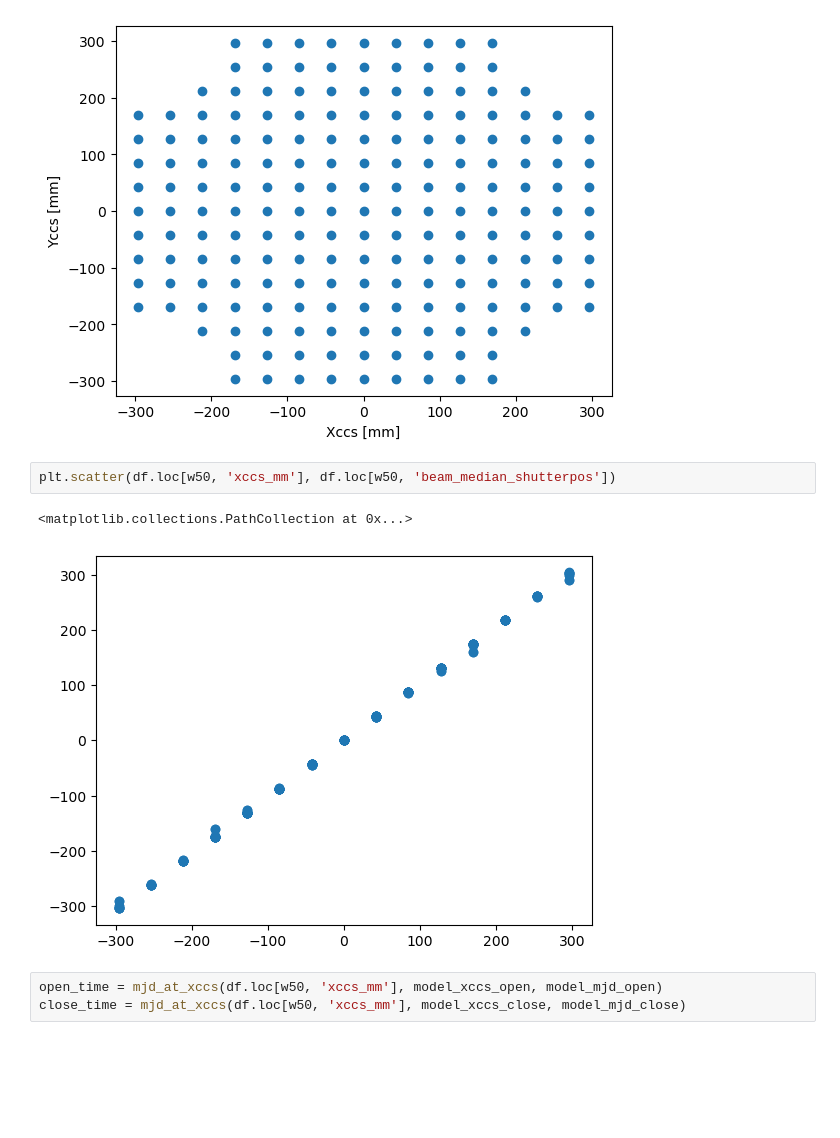
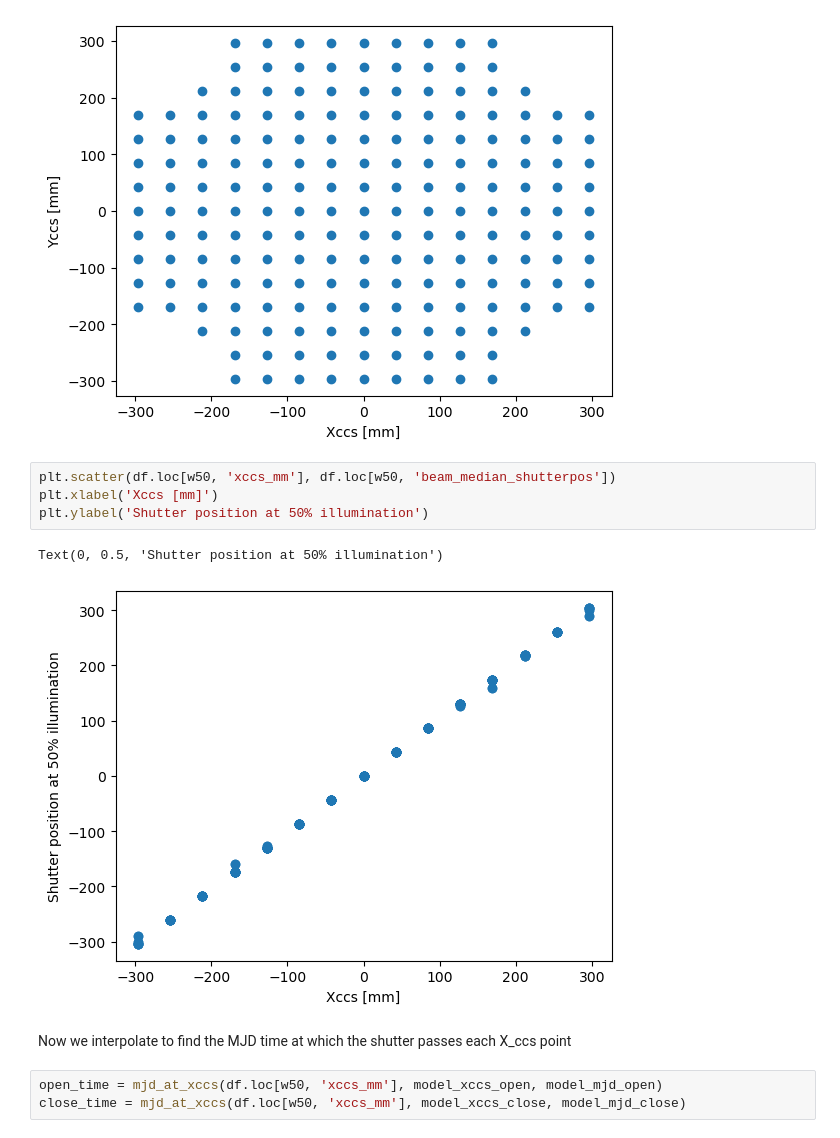
Before and after one commit to lsst-dm/ap_pipe-notebooks, a Jupyter notebook: notebooks/DM-50985_Understand_shutter_motion.ipynb, the cells around one changed output. Saved outputs shown, nothing was run; the diff lists cells and outputs as text; blank space fills up the shorter version.

Commit message:
add explantory text

```diff
--- a/notebooks/DM-50985_Understand_shutter_motion.ipynb
+++ b/notebooks/DM-50985_Understand_shutter_motion.ipynb
@@ -202,9 +208,13 @@ Text(0, 0.5, 'Yccs [mm]')
 [figure]
 # %%
 plt.scatter(df.loc[w50, 'xccs_mm'], df.loc[w50, 'beam_median_shutterpos'])
+plt.xlabel('Xccs [mm]')
+plt.ylabel('Shutter position at 50% illumination')
 # %% [output]
-<matplotlib.collections.PathCollection at 0x...>
+Text(0, 0.5, 'Shutter position at 50% illumination')
-[figure, old version]
+[figure, new version]
+# %% [markdown]
+Now we interpolate to find the MJD time at which the shutter passes each X_ccs point
 # %%
 open_time = mjd_at_xccs(df.loc[w50, 'xccs_mm'], model_xccs_open, model_mjd_open)
 close_time = mjd_at_xccs(df.loc[w50, 'xccs_mm'], model_xccs_close, model_mjd_close)
```
Also changed, not shown: parts of 10 cells of this notebook.
